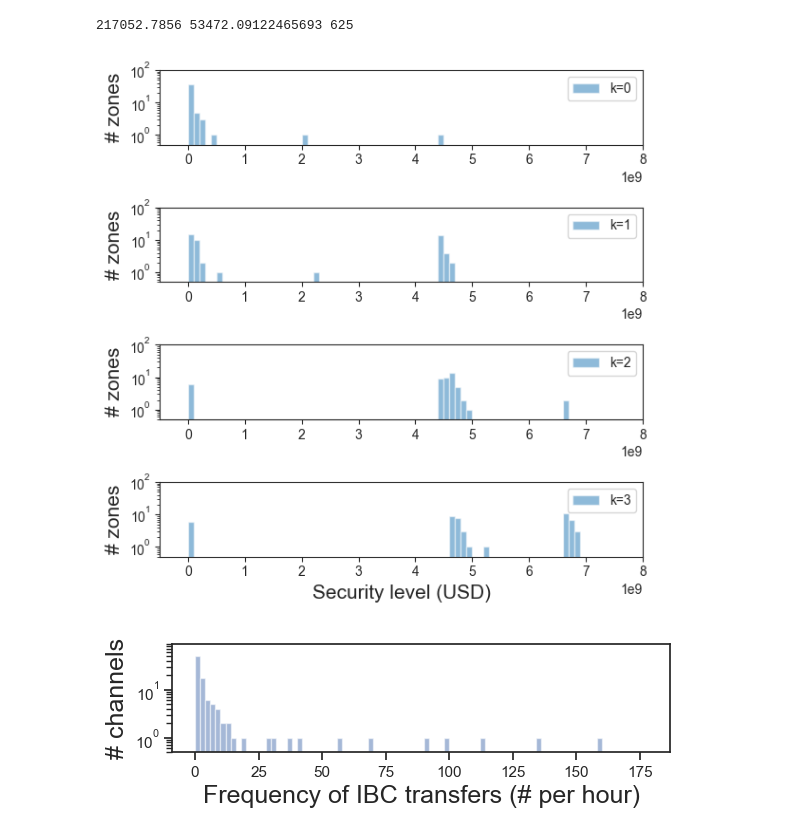
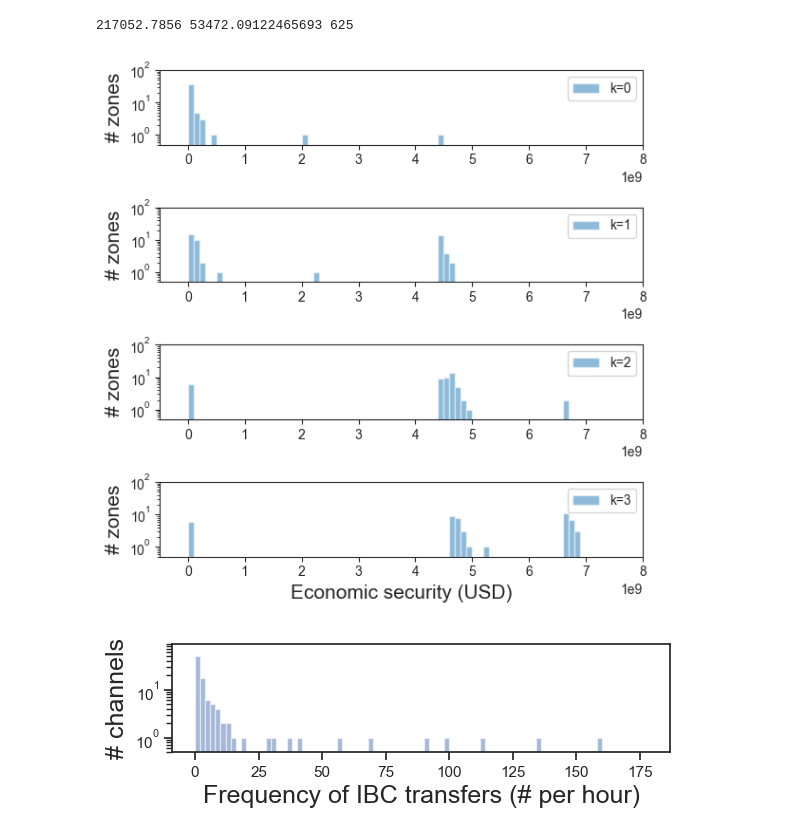
Before and after one commit to babylonchain/mapofzones-crawler, a Jupyter notebook: analysis.ipynb, the cells around one changed output. Saved outputs shown, nothing was run; the diff lists cells and outputs as text; code cells hidden in the pictures.

```diff
--- a/analysis.ipynb
+++ b/analysis.ipynb
@@ -99,39 +99,48 @@ def aggregate_node_weights(G, path):
     """
     Calculate sum of the weights in a path.
     """
-    return sum(G.nodes[node]['weight'] for node in path)
+    weights = [G.nodes[node]['weight'] for node in path]
+    economic_security = sum(weights) / 3
+    censorship_resistance = min(weights) / 3
+    return economic_security, censorship_resistance
 
 def find_heaviest_path(G, source, target, cutoff):
     """
     Find the heaviest path between source and target nodes.
     """
     max_path = []
-    max_weight = 0
+    max_economic_security = 0
+    cor_censorship_resistance = 0
     for path in nx.all_simple_paths(G, source, target, cutoff=cutoff):
-        weight = aggregate_node_weights(G, path)
-        if weight > max_weight:
+        economic_security, censorship_resistance = aggregate_node_weights(G, path)
+        if economic_security > max_economic_security:
             max_path = path
-            max_weight = weight
-    return max_path, max_weight
+            max_economic_security = economic_security
+            cor_censorship_resistance = censorship_resistance
+    return max_path, max_economic_security, cor_censorship_resistance
 
 # find_heaviest_path_all finds the heaviest path with length cutoff+1 for all nodes in the graph
 # where heaviest means the total weights of nodes in the path is largest
 def find_heaviest_path_all(G, cutoff=0):
     heaviest_paths = []
-    heaviest_weights = []
+    max_economic_security_list = []
+    cor_censorship_resistance_list = []
     nodes = list(G.nodes)
     for src in nodes:
         max_path = [src]
-        max_weight = G.nodes[src]['weight']
+        max_economic_security = G.nodes[src]['weight'] / 3
+        cor_censorship_resistance = G.nodes[src]['weight'] / 3
         for dst in nodes:
-            max_path1, max_weight1 = find_heaviest_path(G, src, dst, cutoff)
-            if max_weight1 >= max_weight:
+            max_path1, max_economic_security1, cor_censorship_resistance1 = find_heaviest_path(G, src, dst, cutoff)
+            if max_economic_security1 >= max_economic_security:
                 max_path = max_path1
-                max_weight = max_weight1
+                max_economic_security = max_economic_security1
+                cor_censorship_resistance = cor_censorship_resistance1
         heaviest_paths.append(max_path)
-        heaviest_weights.append(max_weight)
-    return heaviest_paths, heaviest_weights
+        max_economic_security_list.append(max_economic_security)
+        cor_censorship_resistance_list.append(cor_censorship_resistance)
+    return heaviest_paths, max_economic_security_list, cor_censorship_resistance_list
 
-paths, weights = find_heaviest_path_all(G, cutoff=1)
-paths, weights
+paths, max_economic_security_list, cor_censorship_resistance_list = find_heaviest_path_all(G, cutoff=1)
+max_economic_security_list, cor_censorship_resistance_list
 # %% [output]
@@ -221,26 +276,26 @@ print(gas_usage_np.mean(), gas_usage_np.std(), len(gas_usage_np))
 # %%
 
 
 cutoffs = [0,1,2,3]
 bins = np.arange(0, 8*10**9, 1*10**8)
 fig = plt.figure(figsize=(6, 6))
 
 for cutoff in cutoffs:
     plt.subplot(411+cutoff)
     _, heaviest_weights = find_heaviest_path_all(G, cutoff)
     plt.hist(heaviest_weights, bins=bins, label='k=%d' % cutoff, alpha=0.5)
     if cutoff == 3:
-        plt.xlabel('Security level (USD)', fontsize=15)
+        plt.xlabel('Economic security (USD)', fontsize=15)
     plt.ylabel('# zones', fontsize=15)
     plt.xlim([-5*10**8, 8*10**9])
     plt.ylim([0.5, 100])
     plt.yscale('log')
     plt.legend(loc='upper right')
 plt.tight_layout()
 plt.savefig('../../Babylon/mesh-security-paper/figures/security-hist.pdf')
 plt.show()
 # %% [output]
-[figure, old version]
+[figure, new version]
 # %%
 
 bins = np.arange(0, 180, 2)
```
Also changed, not shown: parts of 3 cells of this notebook.
